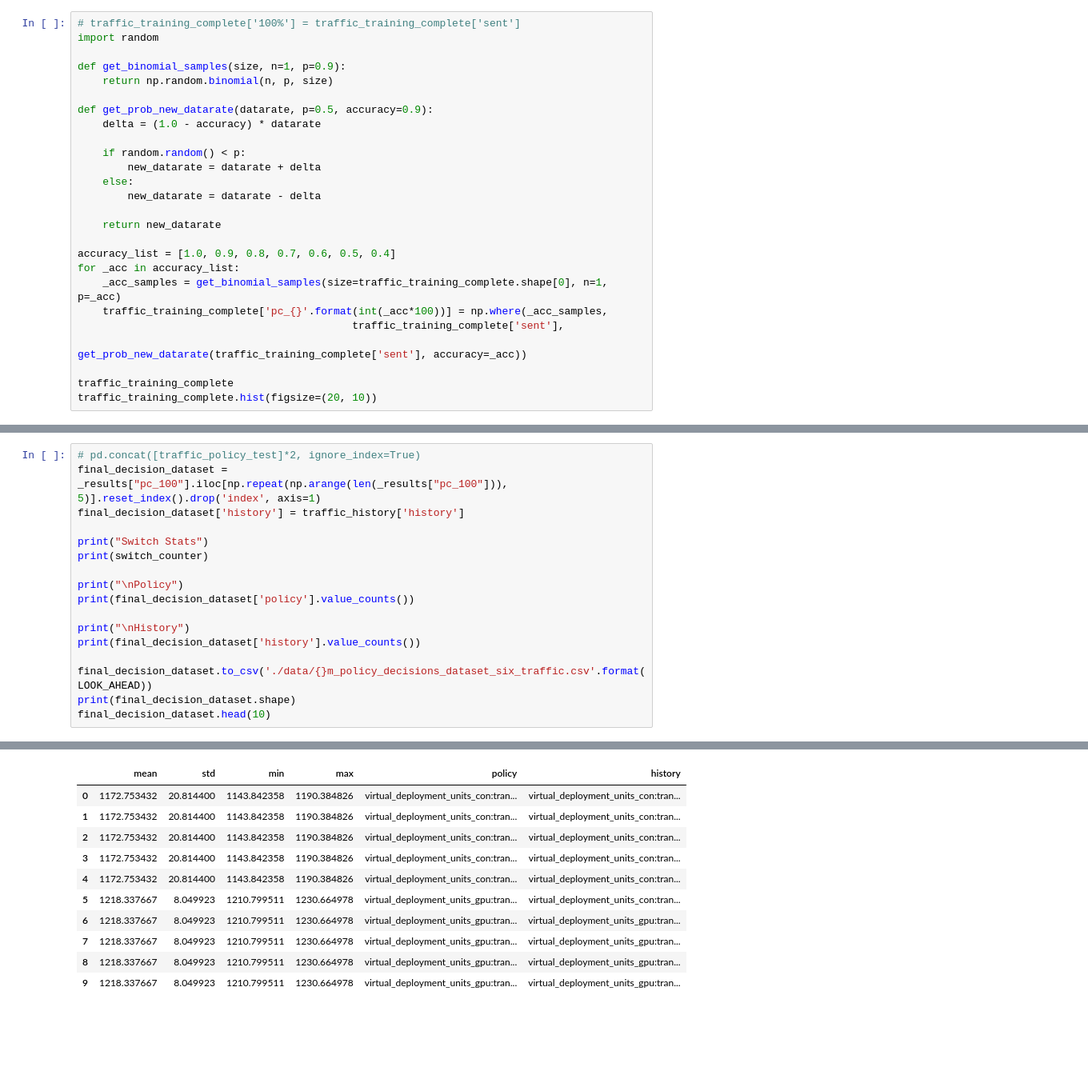
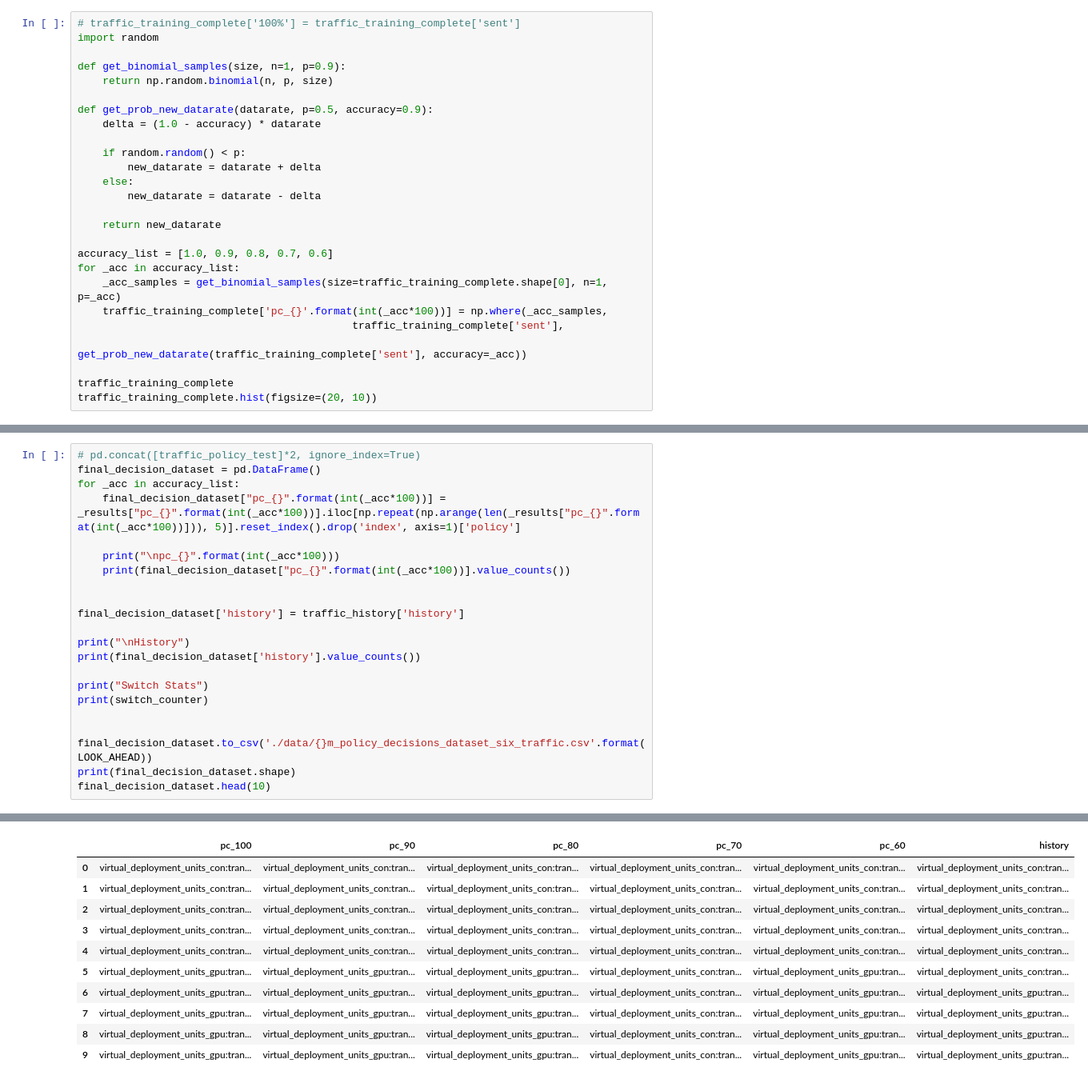
Before and after one commit to CN-UPB/Pishahang, a Jupyter notebook: son-mano-framework/plugins/son-mano-traffic-forecast/notebooks/Policy/policy_generator_trials.ipynb, the cells around one changed output, grey strips where cells are left out. Shown: that part at 80% size. Cells and saved outputs as stored; diff of their text form; blank space fills up the shorter version.

```diff
--- a/son-mano-framework/plugins/son-mano-traffic-forecast/notebooks/Policy/policy_generator_trials.ipynb
+++ b/son-mano-framework/plugins/son-mano-traffic-forecast/notebooks/Policy/policy_generator_trials.ipynb
@@ -256,7 +256,7 @@ def get_prob_new_datarate(datarate, p=0.5, accuracy=0.9):
 
     return new_datarate
 
-accuracy_list = [1.0, 0.9, 0.8, 0.7, 0.6, 0.5, 0.4]
+accuracy_list = [1.0, 0.9, 0.8, 0.7, 0.6]
 for _acc in accuracy_list:
     _acc_samples = get_binomial_samples(size=traffic_training_complete.shape[0], n=1, p=_acc)
     traffic_training_complete['pc_{}'.format(int(_acc*100))] = np.where(_acc_samples,
@@ -416,17 +413,22 @@ for index_label, row_series in traffic_history.iterrows():
 ## Merge Data
 # %%
 # pd.concat([traffic_policy_test]*2, ignore_index=True)
-final_decision_dataset = _results["pc_100"].iloc[np.repeat(np.arange(len(_results["pc_100"])), 5)].reset_index().drop('index', axis=1)
+final_decision_dataset = pd.DataFrame()
+for _acc in accuracy_list:
+    final_decision_dataset["pc_{}".format(int(_acc*100))] = _results["pc_{}".format(int(_acc*100))].iloc[np.repeat(np.arange(len(_results["pc_{}".format(int(_acc*100))])), 5)].reset_index().drop('index', axis=1)['policy']
+
+    print("\npc_{}".format(int(_acc*100)))
+    print(final_decision_dataset["pc_{}".format(int(_acc*100))].value_counts())
+
+
 final_decision_dataset['history'] = traffic_history['history']
+
+print("\nHistory")
+print(final_decision_dataset['history'].value_counts())
 
 print("Switch Stats")
 print(switch_counter)
 
-print("\nPolicy")
-print(final_decision_dataset['policy'].value_counts())
-
-print("\nHistory")
-print(final_decision_dataset['history'].value_counts())
 
 final_decision_dataset.to_csv('./data/{}m_policy_decisions_dataset_six_traffic.csv'.format(LOOK_AHEAD))
 print(final_decision_dataset.shape)
@@ -448,12 +453,12 @@ Name: history, dtype: int64
 (11000, 6)
-|  | mean | std | min | max | policy | history |
-| 0 | 1172.753432 | 20.814400 | 1143.842358 | 1190.384826 | virtual_deployment_units_con:tran... | virtual_deployment_units_con:tran... |
-| 1 | 1172.753432 | 20.814400 | 1143.842358 | 1190.384826 | virtual_deployment_units_con:tran... | virtual_deployment_units_con:tran... |
-| 2 | 1172.753432 | 20.814400 | 1143.842358 | 1190.384826 | virtual_deployment_units_con:tran... | virtual_deployment_units_con:tran... |
-| 3 | 1172.753432 | 20.814400 | 1143.842358 | 1190.384826 | virtual_deployment_units_con:tran... | virtual_deployment_units_con:tran... |
-| 4 | 1172.753432 | 20.814400 | 1143.842358 | 1190.384826 | virtual_deployment_units_con:tran... | virtual_deployment_units_con:tran... |
-| 5 | 1218.337667 | 8.049923 | 1210.799511 | 1230.664978 | virtual_deployment_units_gpu:tran... | virtual_deployment_units_con:tran... |
-| 6 | 1218.337667 | 8.049923 | 1210.799511 | 1230.664978 | virtual_deployment_units_gpu:tran... | virtual_deployment_units_gpu:tran... |
-| 7 | 1218.337667 | 8.049923 | 1210.799511 | 1230.664978 | virtual_deployment_units_gpu:tran... | virtual_deployment_units_gpu:tran... |
-| 8 | 1218.337667 | 8.049923 | 1210.799511 | 1230.664978 | virtual_deployment_units_gpu:tran... | virtual_deployment_units_gpu:tran... |
-| 9 | 1218.337667 | 8.049923 | 1210.799511 | 1230.664978 | virtual_deployment_units_gpu:tran... | virtual_deployment_units_gpu:tran... |
+|  | pc_100 | pc_90 | pc_80 | pc_70 | pc_60 | history |
+| 0 | virtual_deployment_units_con:tran... | virtual_deployment_units_con:tran... | virtual_deployment_units_con:tran... | virtual_deployment_units_con:tran... | virtual_deployment_units_con:tran... | virtual_deployment_units_con:tran... |
+| 1 | virtual_deployment_units_con:tran... | virtual_deployment_units_con:tran... | virtual_deployment_units_con:tran... | virtual_deployment_units_con:tran... | virtual_deployment_units_con:tran... | virtual_deployment_units_con:tran... |
+| 2 | virtual_deployment_units_con:tran... | virtual_deployment_units_con:tran... | virtual_deployment_units_con:tran... | virtual_deployment_units_con:tran... | virtual_deployment_units_con:tran... | virtual_deployment_units_con:tran... |
+| 3 | virtual_deployment_units_con:tran... | virtual_deployment_units_con:tran... | virtual_deployment_units_con:tran... | virtual_deployment_units_con:tran... | virtual_deployment_units_con:tran... | virtual_deployment_units_con:tran... |
+| 4 | virtual_deployment_units_con:tran... | virtual_deployment_units_con:tran... | virtual_deployment_units_con:tran... | virtual_deployment_units_con:tran... | virtual_deployment_units_con:tran... | virtual_deployment_units_con:tran... |
+| 5 | virtual_deployment_units_gpu:tran... | virtual_deployment_units_gpu:tran... | virtual_deployment_units_gpu:tran... | virtual_deployment_units_con:tran... | virtual_deployment_units_gpu:tran... | virtual_deployment_units_con:tran... |
+| 6 | virtual_deployment_units_gpu:tran... | virtual_deployment_units_gpu:tran... | virtual_deployment_units_gpu:tran... | virtual_deployment_units_con:tran... | virtual_deployment_units_gpu:tran... | virtual_deployment_units_gpu:tran... |
+| 7 | virtual_deployment_units_gpu:tran... | virtual_deployment_units_gpu:tran... | virtual_deployment_units_gpu:tran... | virtual_deployment_units_con:tran... | virtual_deployment_units_gpu:tran... | virtual_deployment_units_gpu:tran... |
+| 8 | virtual_deployment_units_gpu:tran... | virtual_deployment_units_gpu:tran... | virtual_deployment_units_gpu:tran... | virtual_deployment_units_con:tran... | virtual_deployment_units_gpu:tran... | virtual_deployment_units_gpu:tran... |
+| 9 | virtual_deployment_units_gpu:tran... | virtual_deployment_units_gpu:tran... | virtual_deployment_units_gpu:tran... | virtual_deployment_units_con:tran... | virtual_deployment_units_gpu:tran... | virtual_deployment_units_gpu:tran... |
```
Also changed, not shown: parts of 12 cells of this notebook, 5 other files.
